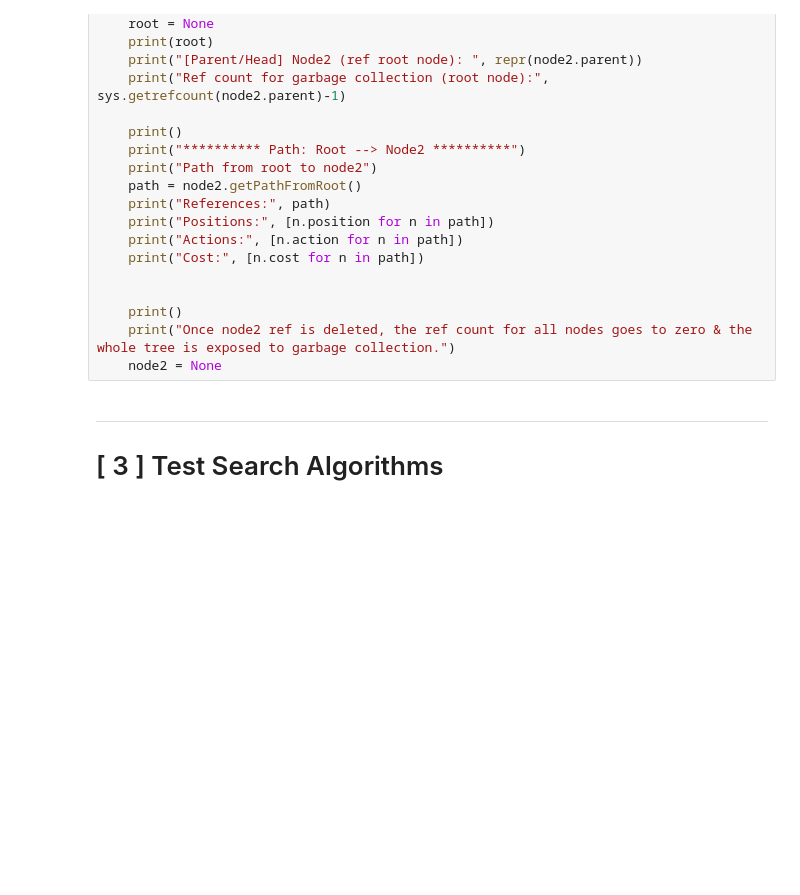
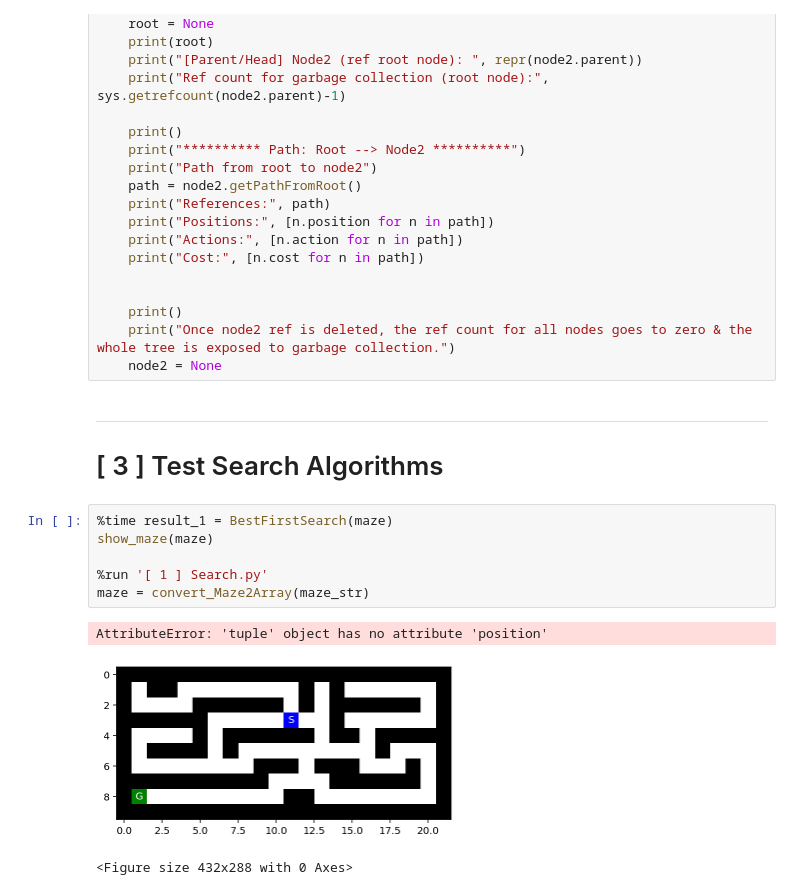
Before and after one commit to luisegarduno/Ai-Projects, a Jupyter notebook: Search/[ 1 ] MazeTester.ipynb, the cells around one changed output. Drawn from its saved outputs; the diff is of its cells as text; blank space fills up the shorter version.

```diff
--- a/Search/[ 1 ] MazeTester.ipynb
+++ b/Search/[ 1 ] MazeTester.ipynb
@@ -75,4 +75,14 @@ if flag:
 -----------------------------
 
 # [ 3 ] Test Search Algorithms
+# %%
+%time result_1 = BestFirstSearch(maze)
+show_maze(maze)
+
+%run '[ 1 ] Search.py'
+maze = convert_Maze2Array(maze_str)
+# %% [output]
+AttributeError: 'tuple' object has no attribute 'position'
+[figure, added]
+<Figure size 432x288 with 0 Axes>
 # %%
```
Also changed, not shown: parts of 4 cells of this notebook, 2 other files.
